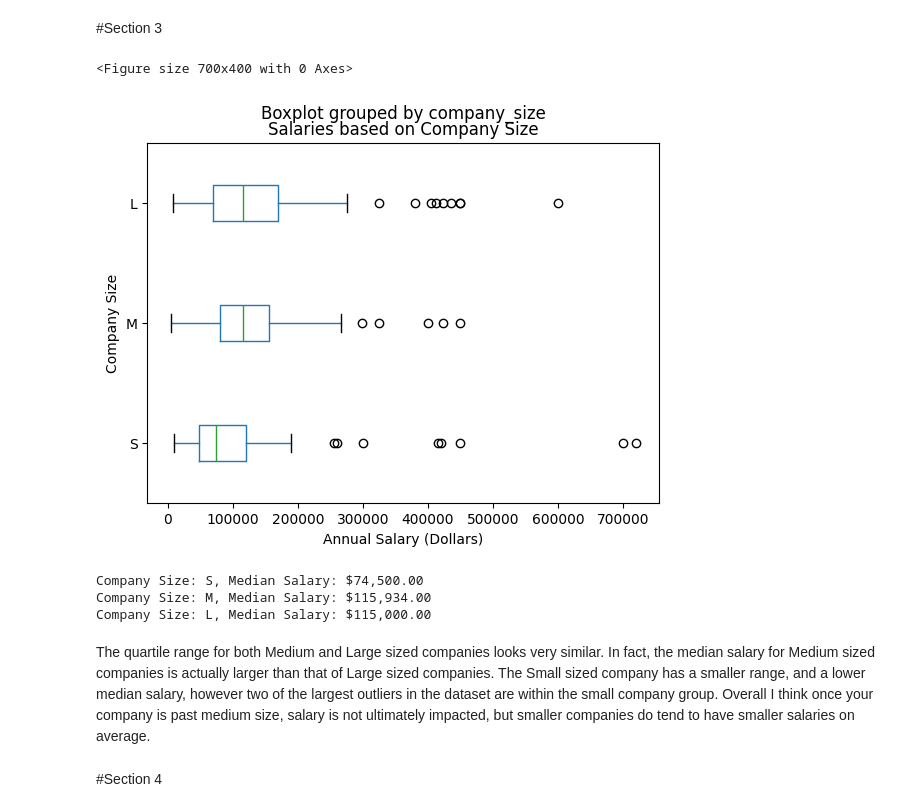
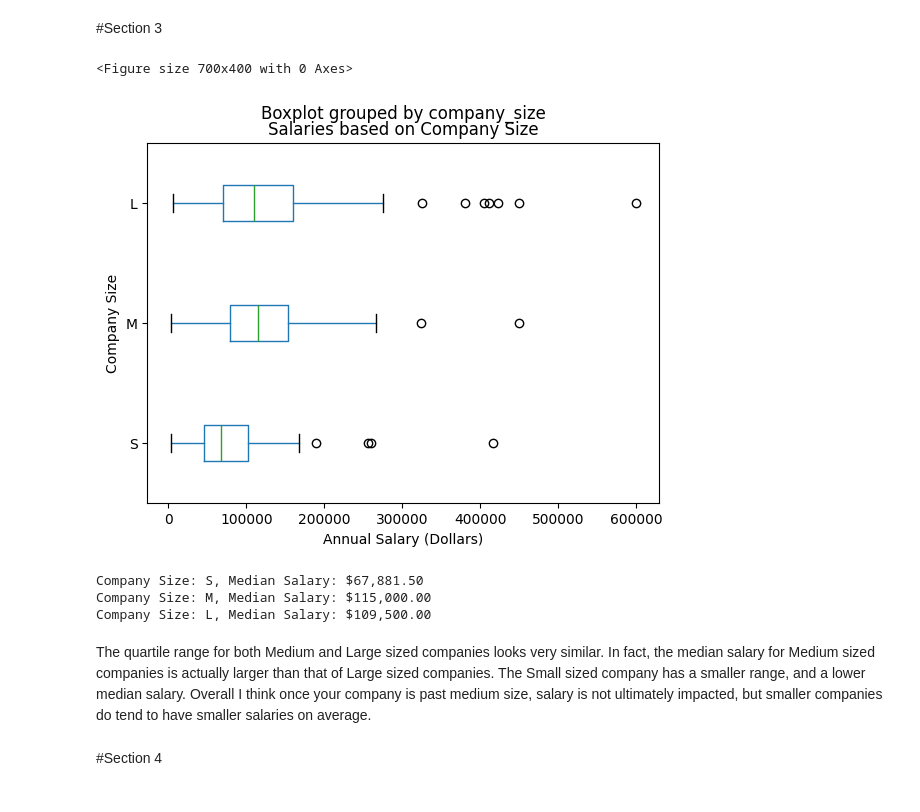
Before and after one commit to stat220/lab-1-group-17, a Jupyter notebook: lab1.ipynb, the cells around one changed output. Saved outputs shown, nothing was run; the diff lists cells and outputs as text; code cells hidden in the pictures.

```diff
--- a/lab1.ipynb
+++ b/lab1.ipynb
@@ -52,13 +52,13 @@ experience_order = ['EN', 'MI', 'SE', 'EX']
 salaries['experience_level'] = pd.Categorical(salaries['experience_level'], categories=experience_order, ordered=True)
 
 plt.figure(figsize=(7, 4))
-salaries.boxplot(column="salary", by='experience_level', vert=False, grid=False)
+salaries.boxplot(column="salary_in_usd", by='experience_level', vert=False, grid=False)
 plt.title('Salaries based on Experience')
 plt.xlabel("Annual Salary (Dollars)")
 plt.ylabel('Experience Level')
 plt.show()
 
-mean_salaries = salaries.groupby('experience_level', observed=True)['salary'].apply(np.mean)
+mean_salaries = salaries.groupby('experience_level', observed=True)['salary_in_usd'].apply(np.mean)
 for level, mean_salary in mean_salaries.items():
     print(f'Experience Level: {level}, Mean Salary: ${mean_salary:,.2f}')
 # %% [output]
@@ -75,28 +75,28 @@ Based on the boxplot, we can see a trend that as a person has more experience th
 # %%
 # Section 3: Impact of Company Size on Salary
 
 size_order = ['S', 'M', "L"]
 
 # Convert the experience_level column to categorical with the specified order
 salaries['company_size'] = pd.Categorical(salaries['company_size'], categories=size_order, ordered=True)
 
 plt.figure(figsize=(7, 4))
-salaries.boxplot(column="salary", by='company_size', vert=False, grid=False)
+salaries.boxplot(column="salary_in_usd", by='company_size', vert=False, grid=False)
 plt.title('Salaries based on Company Size')
 plt.xlabel("Annual Salary (Dollars)")
 plt.ylabel('Company Size')
 plt.show()
 
-median_salaries = salaries.groupby('company_size', observed=True)['salary'].apply(np.median)
+median_salaries = salaries.groupby('company_size', observed=True)['salary_in_usd'].apply(np.median)
 for level, median_salary in median_salaries.items():
     print(f'Company Size: {level}, Median Salary: ${median_salary:,.2f}')
 # %% [output]
 <Figure size 700x400 with 0 Axes>
-[figure, old version]
+[figure, new version]
-Company Size: S, Median Salary: $74,500.00
-Company Size: M, Median Salary: $115,934.00
-Company Size: L, Median Salary: $115,000.00
+Company Size: S, Median Salary: $67,881.50
+Company Size: M, Median Salary: $115,000.00
+Company Size: L, Median Salary: $109,500.00
 # %% [markdown]
-The quartile range for both Medium and Large sized companies looks very similar. In fact, the median salary for Medium sized companies is actually larger than that of Large sized companies. The Small sized company has a smaller range, and a lower median salary, however two of the largest outliers in the dataset are within the small company group. Overall I think once your company is past medium size, salary is not ultimately impacted, but smaller companies do tend to have smaller salaries on average.
+The quartile range for both Medium and Large sized companies looks very similar. In fact, the median salary for Medium sized companies is actually larger than that of Large sized companies. The Small sized company has a smaller range, and a lower median salary.  Overall I think once your company is past medium size, salary is not ultimately impacted, but smaller companies do tend to have smaller salaries on average.
 # %% [markdown]
 #Section 4
```
Also changed, not shown: parts of 4 cells of this notebook.
